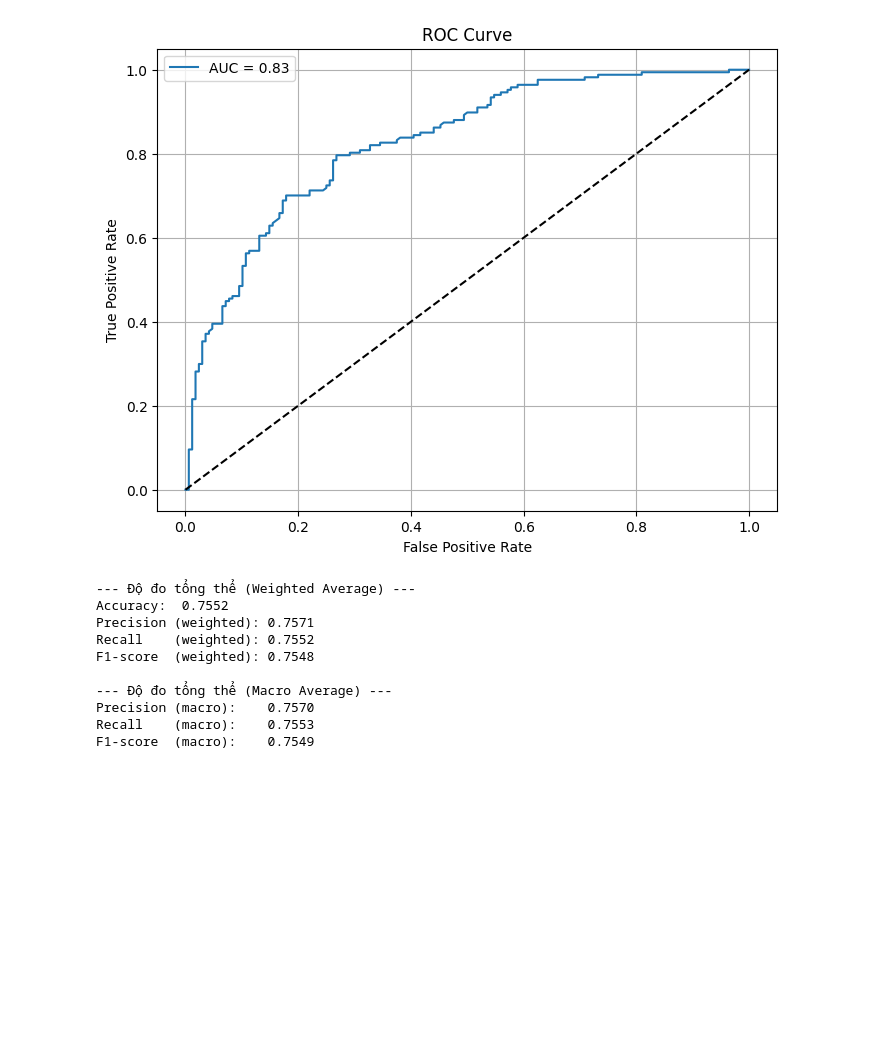
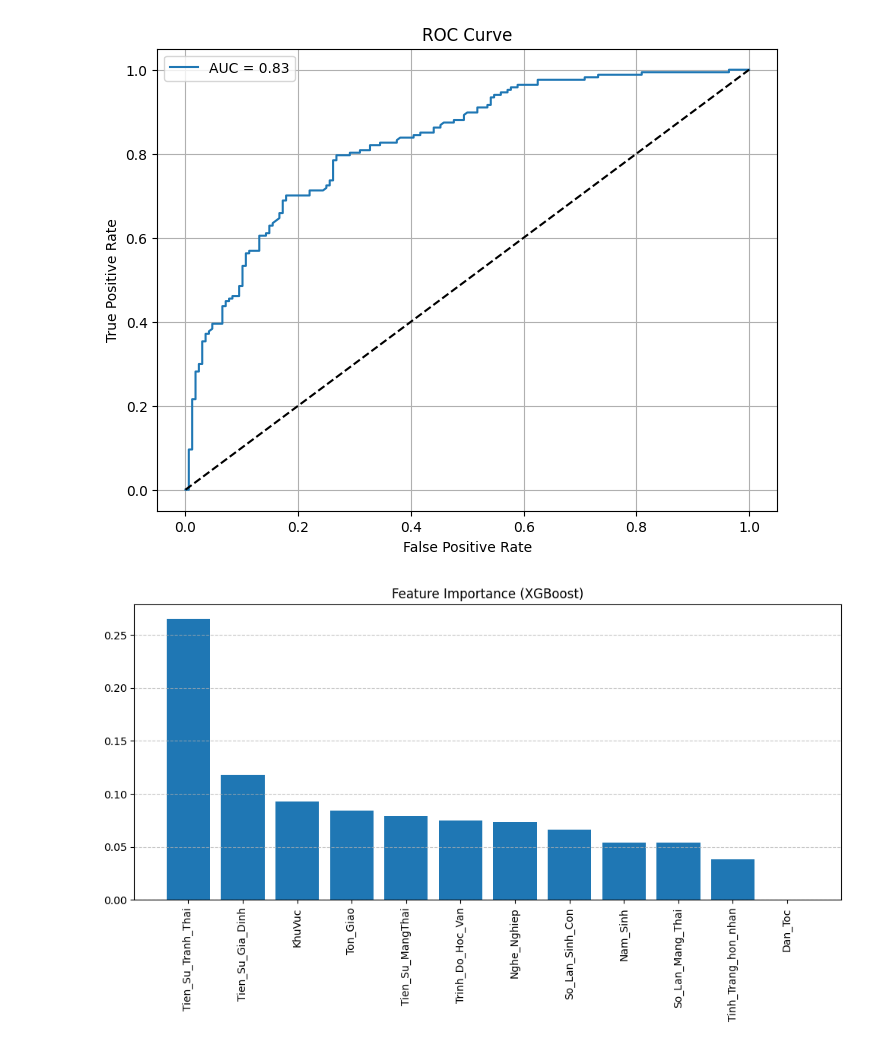
Before and after one commit to HaNhatDoan/XG_Boost_NaMa, a Jupyter notebook: Code_XGBoost/XgBoost_final.ipynb, the cells around one changed output. Saved outputs shown, nothing was run; the diff lists cells and outputs as text; code cells hidden in the pictures; blank space fills up the shorter version.

```diff
--- a/Code_XGBoost/XgBoost_final.ipynb
+++ b/Code_XGBoost/XgBoost_final.ipynb
@@ -176,38 +211,21 @@ plt.show()
 Nhãn 0: 154 mẫu
 Nhãn 1: 181 mẫu
 [figure]
-# %%
-from sklearn.metrics import accuracy_score, f1_score, precision_score, recall_score
-
-accuracy = accuracy_score(y_test, y_pred)
-precision_weighted = precision_score(y_test, y_pred, average='weighted')
-recall_weighted = recall_score(y_test, y_pred, average='weighted')
-f1_weighted = f1_score(y_test, y_pred, average='weighted')
-
-precision_macro = precision_score(y_test, y_pred, average='macro')
-recall_macro = recall_score(y_test, y_pred, average='macro')
-f1_macro = f1_score(y_test, y_pred, average='macro')
-
-print("--- Độ đo tổng thể (Weighted Average) ---")
-print(f"Accuracy:  {accuracy:.4f}")
-print(f"Precision (weighted): {precision_weighted:.4f}")
-print(f"Recall    (weighted): {recall_weighted:.4f}")
-print(f"F1-score  (weighted): {f1_weighted:.4f}")
-
-print("\n--- Độ đo tổng thể (Macro Average) ---")
-print(f"Precision (macro):    {precision_macro:.4f}")
-print(f"Recall    (macro):    {recall_macro:.4f}")
-print(f"F1-score  (macro):    {f1_macro:.4f}")
-# %% [output]
---- Độ đo tổng thể (Weighted Average) ---
-Accuracy:  0.7552
-Precision (weighted): 0.7571
-Recall    (weighted): 0.7552
-F1-score  (weighted): 0.7548
-
---- Độ đo tổng thể (Macro Average) ---
-Precision (macro):    0.7570
-Recall    (macro):    0.7553
-F1-score  (macro):    0.7549
+# %%
+import matplotlib.pyplot as plt
+
+plt.figure(figsize=(10, 6))
+importances = model.feature_importances_
+indices = np.argsort(importances)[::-1]
+feature_names = X_raw.columns
+
+plt.title("Feature Importance (XGBoost)")
+plt.bar(range(X_raw.shape[1]), importances[indices], align='center')
+plt.xticks(range(X_raw.shape[1]), feature_names[indices], rotation=90)
+plt.tight_layout()
+plt.grid(axis="y", linestyle="--", alpha=0.7)
+plt.show()
+# %% [output]
+[figure, added]
 # %%
 import pickle
```
Also changed, not shown: parts of 12 cells of this notebook, 2 other files.
